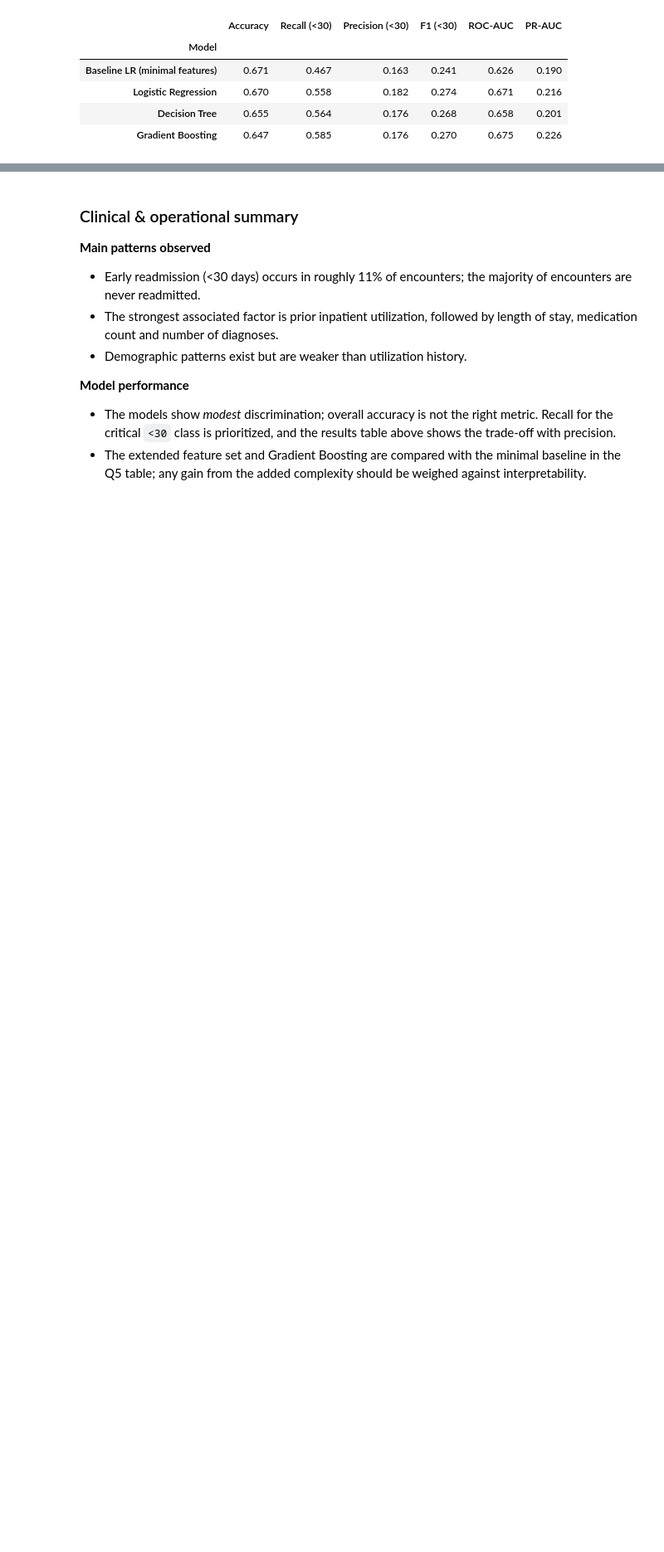
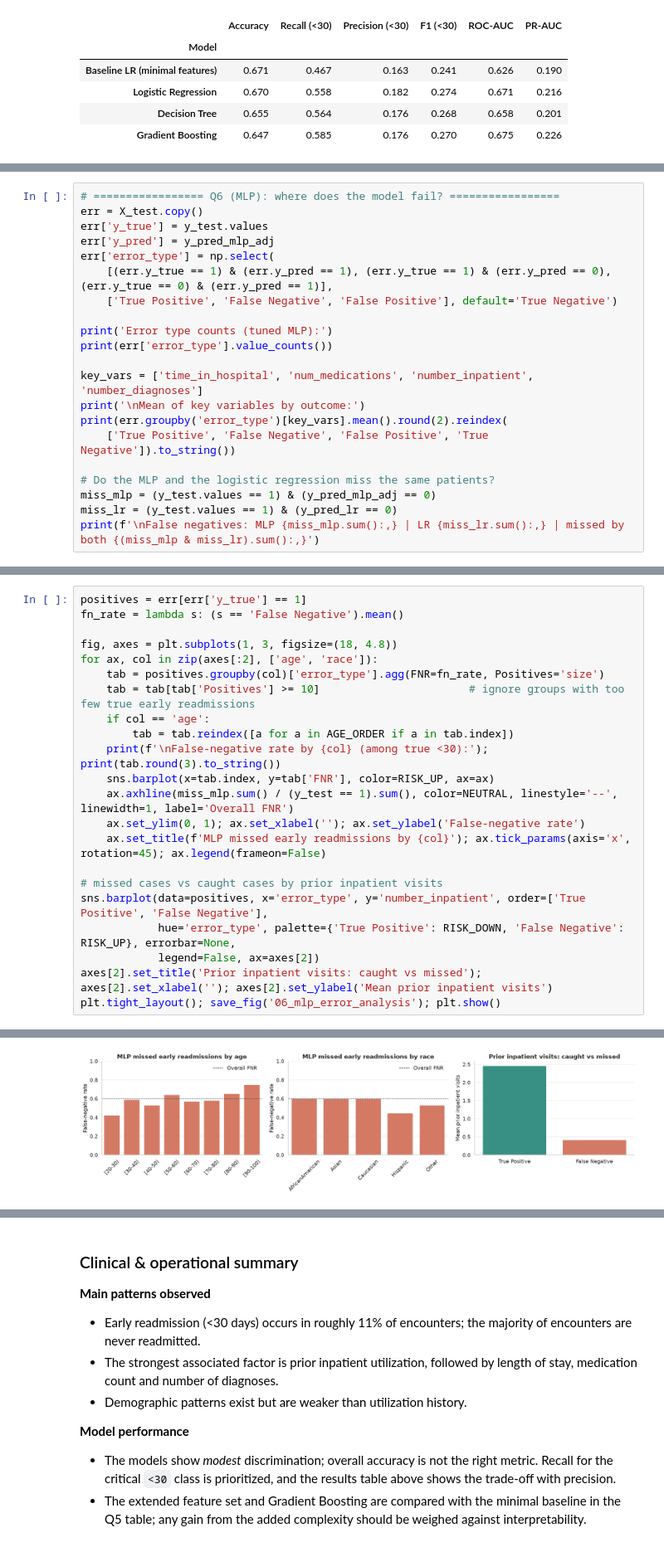
Before and after one commit to StudyBuildTeam2/studybuild-health-data-science, a Jupyter notebook: Project02/Team2/notebooks/analysis.ipynb, the cells around one changed output, grey strips where cells are left out. Shown at 83% size. Cells and saved outputs as stored; diff of their text form; blank space fills up the shorter version.

```diff
--- a/Project02/Team2/notebooks/analysis.ipynb
+++ b/Project02/Team2/notebooks/analysis.ipynb
@@ -1097,0 +1213,21 @@ Recall gap between best and worst subgroup: race: 0.11, gender: 0.01, age: 0.22
+# %%
+# ================= Q6 (MLP): where does the model fail? =================
+err = X_test.copy()
+err['y_true'] = y_test.values
+err['y_pred'] = y_pred_mlp_adj
+err['error_type'] = np.select(
+    [(err.y_true == 1) & (err.y_pred == 1), (err.y_true == 1) & (err.y_pred == 0), (err.y_true == 0) & (err.y_pred == 1)],
+    ['True Positive', 'False Negative', 'False Positive'], default='True Negative')
+
+print('Error type counts (tuned MLP):')
+print(err['error_type'].value_counts())
+
+key_vars = ['time_in_hospital', 'num_medications', 'number_inpatient', 'number_diagnoses']
+print('\nMean of key variables by outcome:')
+print(err.groupby('error_type')[key_vars].mean().round(2).reindex(
+    ['True Positive', 'False Negative', 'False Positive', 'True Negative']).to_string())
+
+# Do the MLP and the logistic regression miss the same patients?
+miss_mlp = (y_test.values == 1) & (y_pred_mlp_adj == 0)
+miss_lr = (y_test.values == 1) & (y_pred_lr == 0)
+print(f'\nFalse negatives: MLP {miss_mlp.sum():,} | LR {miss_lr.sum():,} | missed by both {(miss_mlp & miss_lr).sum():,}')
@@ -1097,0 +1252,23 @@ Recall gap between best and worst subgroup: race: 0.11, gender: 0.01, age: 0.22
+# %%
+positives = err[err['y_true'] == 1]
+fn_rate = lambda s: (s == 'False Negative').mean()
+
+fig, axes = plt.subplots(1, 3, figsize=(18, 4.8))
+for ax, col in zip(axes[:2], ['age', 'race']):
+    tab = positives.groupby(col)['error_type'].agg(FNR=fn_rate, Positives='size')
+    tab = tab[tab['Positives'] >= 10]                       # ignore groups with too few true early readmissions
+    if col == 'age':
+        tab = tab.reindex([a for a in AGE_ORDER if a in tab.index])
+    print(f'\nFalse-negative rate by {col} (among true <30):'); print(tab.round(3).to_string())
+    sns.barplot(x=tab.index, y=tab['FNR'], color=RISK_UP, ax=ax)
+    ax.axhline(miss_mlp.sum() / (y_test == 1).sum(), color=NEUTRAL, linestyle='--', linewidth=1, label='Overall FNR')
+    ax.set_ylim(0, 1); ax.set_xlabel(''); ax.set_ylabel('False-negative rate')
+    ax.set_title(f'MLP missed early readmissions by {col}'); ax.tick_params(axis='x', rotation=45); ax.legend(frameon=False)
+
+# missed cases vs caught cases by prior inpatient visits
+sns.barplot(data=positives, x='error_type', y='number_inpatient', order=['True Positive', 'False Negative'],
+            hue='error_type', palette={'True Positive': RISK_DOWN, 'False Negative': RISK_UP}, errorbar=None,
+            legend=False, ax=axes[2])
+axes[2].set_title('Prior inpatient visits: caught vs missed'); axes[2].set_xlabel(''); axes[2].set_ylabel('Mean prior inpatient visits')
+plt.tight_layout(); save_fig('06_mlp_error_analysis'); plt.show()
+# %% [output]
@@ -1097,0 +1295 @@ Recall gap between best and worst subgroup: race: 0.11, gender: 0.01, age: 0.22
+[figure, added]
```
Also changed, not shown: parts of 15 cells of this notebook, 9 other files.
